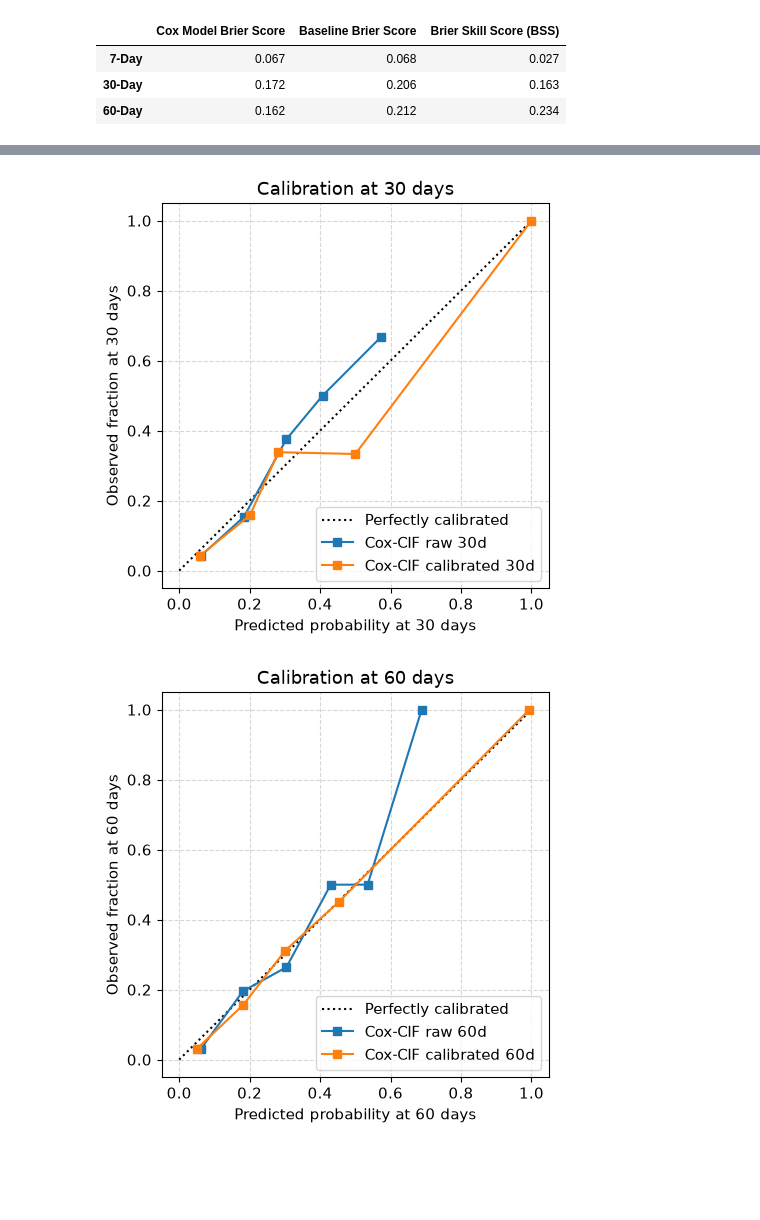
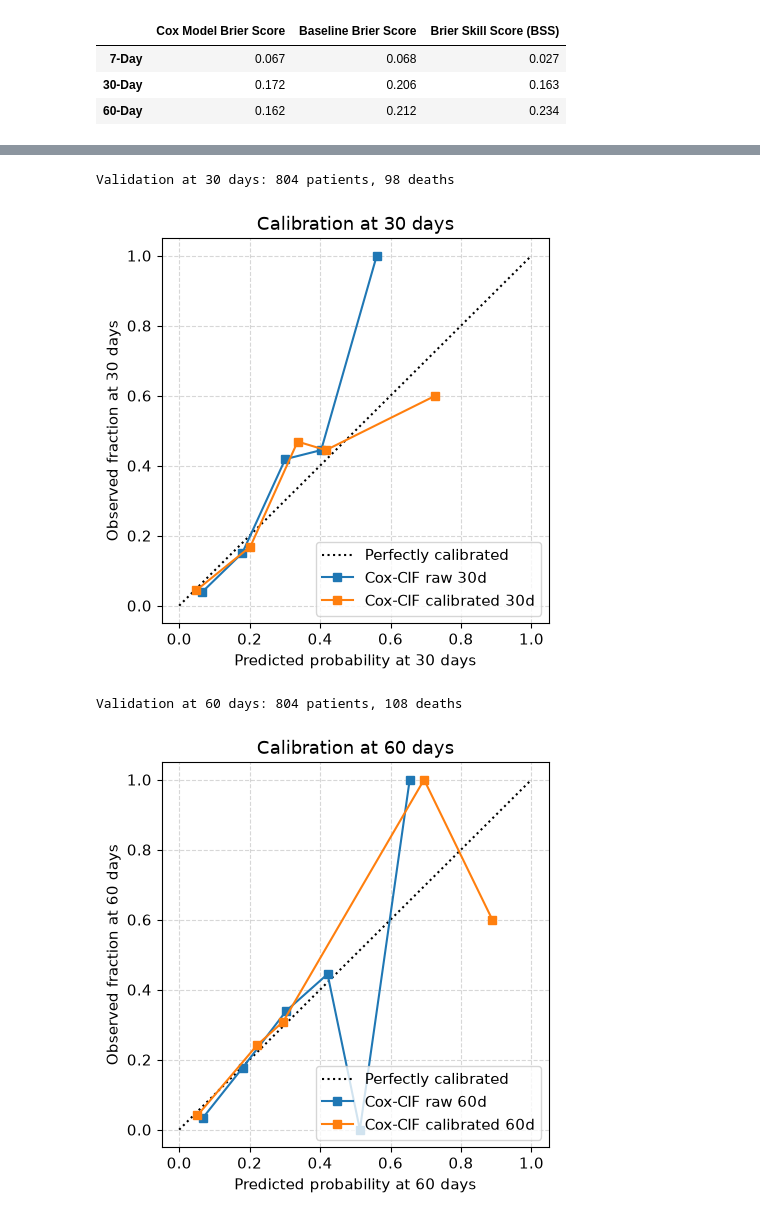
Before and after one commit to IE-ML-for-Healthcare/ICU_Survival_analysis, a Jupyter notebook: 02_ICU_Survival_analysis_CPH.ipynb, the cells around one changed output, grey strips where cells are left out. Saved outputs shown, nothing was run; the diff lists cells and outputs as text; code cells hidden in the pictures; blank space fills up the shorter version.

```diff
--- a/02_ICU_Survival_analysis_CPH.ipynb
+++ b/02_ICU_Survival_analysis_CPH.ipynb
@@ -1050,7 +1044,7 @@ We will then combine the hazards from both models to calculate the **Cumulative
 # %%
 # 6.5 Competing risks with cause-specific Cox focused on 7 days
 
-# 0) Ensure we have an explicit discharge indicator
+# 0) Ensure an explicit discharge indicator exists
 for df_name in ["y_train", "y_val", "y_test"]:
     if df_name in globals():
         df = globals()[df_name]
@@ -1058,7 +1052,7 @@ for df_name in ["y_train", "y_val", "y_test"]:
             df["event_discharge"] = (df["event_death"] == 0).astype(int)
 
 COMPETING_COL = "event_discharge"
-H = np.array([7.0, 30.0, 60.0], dtype=float)  # we still compute all, but 7 d is the focus
+H = np.array([7.0, 30.0, 60.0], dtype=float)  # compute all horizons, with 7 days as the focus
 
 # 1) Preprocess features
 X_tr = utils.to_dataframe(cox_preprocessor, X_train)
@@ -1074,12 +1068,12 @@ def _cs(X_df, y_df, event_col):
     out["event_for_model"] = (out[event_col] == 1).astype(int)
     return out[["duration_days", "event_for_model"] + list(X_df.columns)]
 
-df_tr_death = _cs(X_tr, y_train, "event_death")
 df_tr_disc  = _cs(X_tr, y_train, COMPETING_COL)
 
 # 3) Fit cause-specific Cox models
-cph_death = CoxPHFitter().fit(df_tr_death, "duration_days", "event_for_model", show_progress=False)
-cph_disc  = CoxPHFitter().fit(df_tr_disc,  "duration_days", "event_for_model", show_progress=False)
+# The Section 5 model is already the cause-specific death model, with discharge censored
+cph_death = cph_multi
+cph_disc  = CoxPHFitter(penalizer=0.01).fit(df_tr_disc,  "duration_days", "event_for_model", show_progress=False)
 
 # 4) Predict patient-level CIF of death on the TEST set
 pred_cif_df = utils.predict_cif_from_csh(cph_death, cph_disc, X_te, H)  # CIF_7d, CIF_30d, CIF_60d
@@ -1229,37 +1298,41 @@ utils.plot_calibration_at_horizon(
 H = [30.0, 60.0]
 
 # Precompute design matrices if not already in memory
 try:
     X_tr
     X_te
 except NameError:
     X_tr = utils.to_dataframe(cox_preprocessor, X_train)
     X_te = utils.to_dataframe(cox_preprocessor, X_test)
 
 for h in H:
     # 1) Raw probabilities from the competing-risk Cox models
-    p_train_raw_h = utils.predict_cif_from_csh(cph_death, cph_disc, X_tr, np.array([h]))[f"CIF_{int(h)}d"]
+    p_val_raw_h = utils.predict_cif_from_csh(cph_death, cph_disc, X_val_cox, np.array([h]))[f"CIF_{int(h)}d"]
     p_test_raw_h  = utils.predict_cif_from_csh(cph_death, cph_disc, X_te, np.array([h]))[f"CIF_{int(h)}d"]
 
     # 2) Fixed-horizon labels and evaluable mask
-    y_tr_h, eval_tr_h = utils.get_fixed_horizon_labels(y_train, h)
+    y_va_h, eval_va_h = utils.get_fixed_horizon_labels(y_val, h)
     y_te_h, eval_te_h = utils.get_fixed_horizon_labels(y_test,  h)
 
-    # 3) Horizon-specific isotonic calibration fitted on TRAIN evaluable patients
+    print(f"Validation at {int(h)} days: {int(eval_va_h.sum())} patients, {int(y_va_h[eval_va_h].sum())} deaths")
+
+    # 3) Horizon-specific isotonic calibration fitted on VALIDATION evaluable patients
     iso_h = IsotonicRegression(out_of_bounds="clip")
-    iso_h.fit(p_train_raw_h[eval_tr_h], y_tr_h[eval_tr_h])
+    iso_h.fit(p_val_raw_h[eval_va_h], y_va_h[eval_va_h])
 
     # 4) Plot sklearn-style calibration on TEST evaluable patients
     p_test_cal_h = iso_h.transform(p_test_raw_h)
     utils.plot_calibration_at_horizon(
         y_true_bin=y_te_h,
         y_prob_raw=p_test_raw_h.to_numpy(copy=False),
         y_prob_cal=p_test_cal_h,
         mask=eval_te_h,
         horizon_days=h,
         n_bins=8
     )
 # %% [output]
+Validation at 30 days: 804 patients, 98 deaths
-[figure, old version]
+[figure, new version]
+Validation at 60 days: 804 patients, 108 deaths
-[figure, old version]
+[figure, new version]
 # %% [markdown]
```
Also changed, not shown: parts of 22 cells of this notebook.
